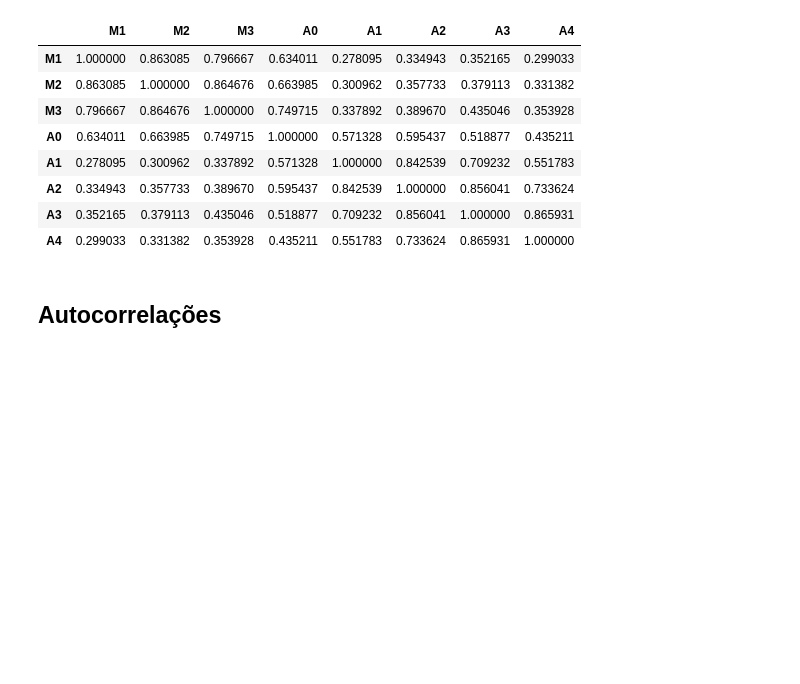
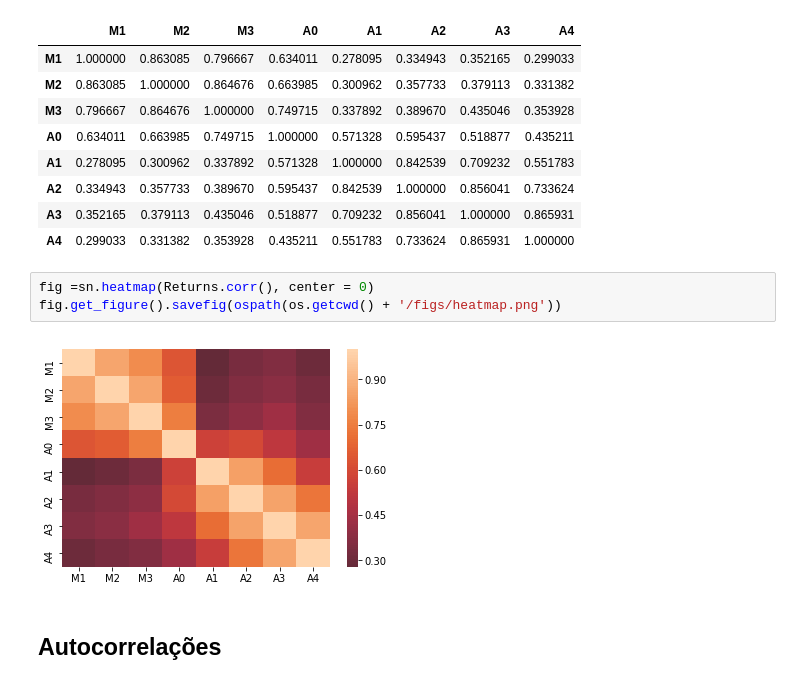
Before and after one commit to pedroargento/Mestrado, a Jupyter notebook: codigo.ipynb, the cells around one changed output. Drawn from its saved outputs; the diff is of its cells as text; blank space fills up the shorter version.

```diff
--- a/codigo.ipynb
+++ b/codigo.ipynb
@@ -637,6 +638,11 @@ Returns.corr()
 | A2 | 0.334943 | 0.357733 | 0.389670 | 0.595437 | 0.842539 | 1.000000 | 0.856041 | 0.733624 |
 | A3 | 0.352165 | 0.379113 | 0.435046 | 0.518877 | 0.709232 | 0.856041 | 1.000000 | 0.865931 |
 | A4 | 0.299033 | 0.331382 | 0.353928 | 0.435211 | 0.551783 | 0.733624 | 0.865931 | 1.000000 |
+# %%
+fig =sn.heatmap(Returns.corr(), center = 0)
+fig.get_figure().savefig(ospath(os.getcwd() + '/figs/heatmap.png'))
+# %% [output]
+[figure, added]
 # %% [markdown]
 ## Autocorrelações
 # %%
```
Also changed, not shown: parts of 9 cells of this notebook, 5 other files.
